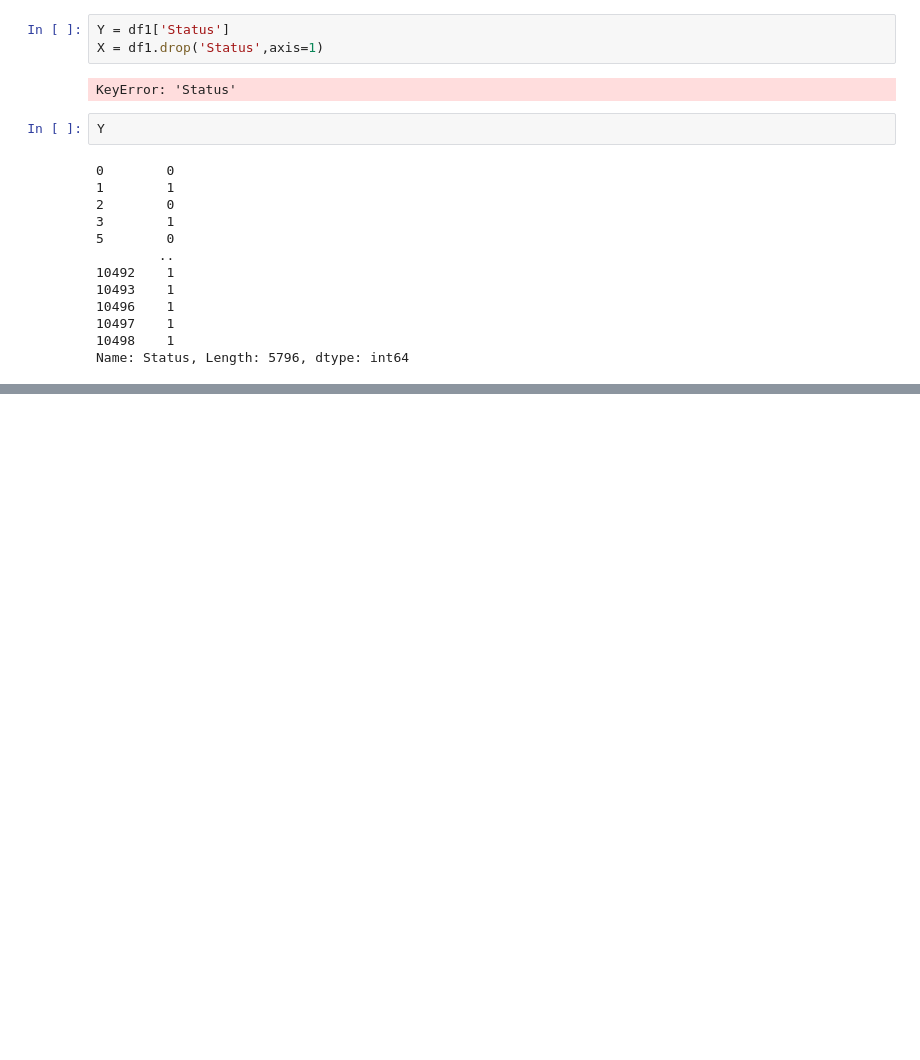
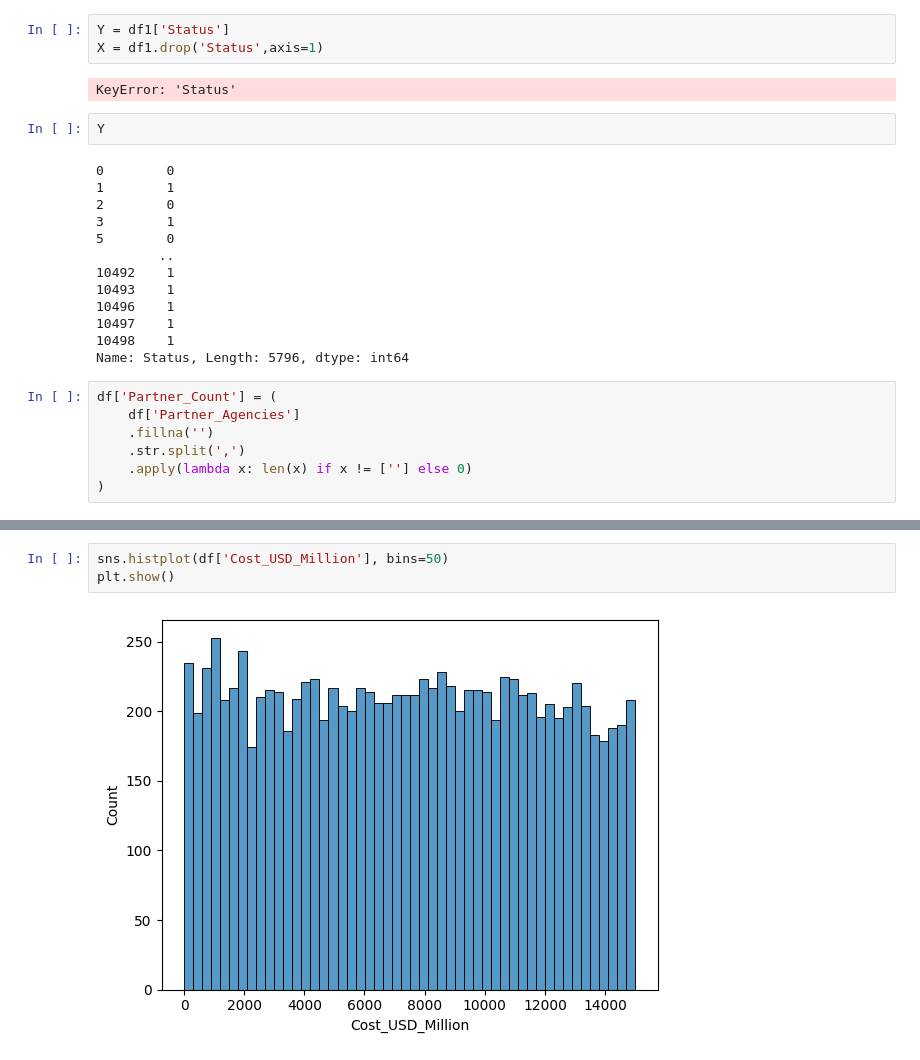
Before and after one commit to NigHtMare16K/space-mission-intelligence-platform, a Jupyter notebook: space_dataset_eda.ipynb, the cells around one changed output, grey strips where cells are left out. Saved outputs shown, nothing was run; the diff lists cells and outputs as text; blank space fills up the shorter version.

```diff
--- a/space_dataset_eda.ipynb
+++ b/space_dataset_eda.ipynb
@@ -522,3 +522,10 @@ Y
 10497    1
 10498    1
 Name: Status, Length: 5796, dtype: int64
+# %%
+df['Partner_Count'] = (
+    df['Partner_Agencies']
+    .fillna('')
+    .str.split(',')
+    .apply(lambda x: len(x) if x != [''] else 0)
+)
@@ -524,0 +542,5 @@ Name: Status, Length: 5796, dtype: int64
+# %%
+sns.histplot(df['Cost_USD_Million'], bins=50)
+plt.show()
+# %% [output]
+[figure, added]
```
Also changed, not shown: parts of 1 cell of this notebook, 9 other files.
